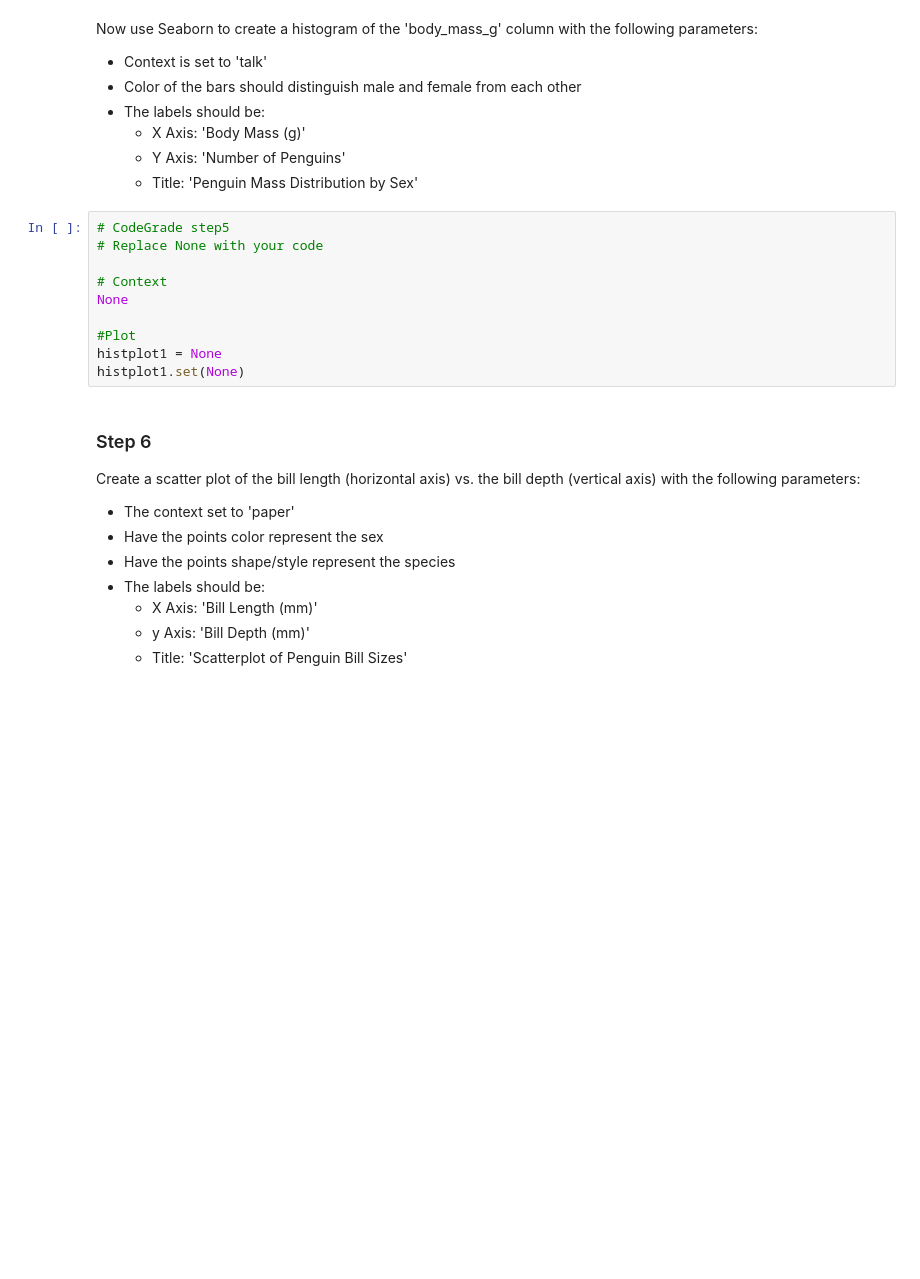
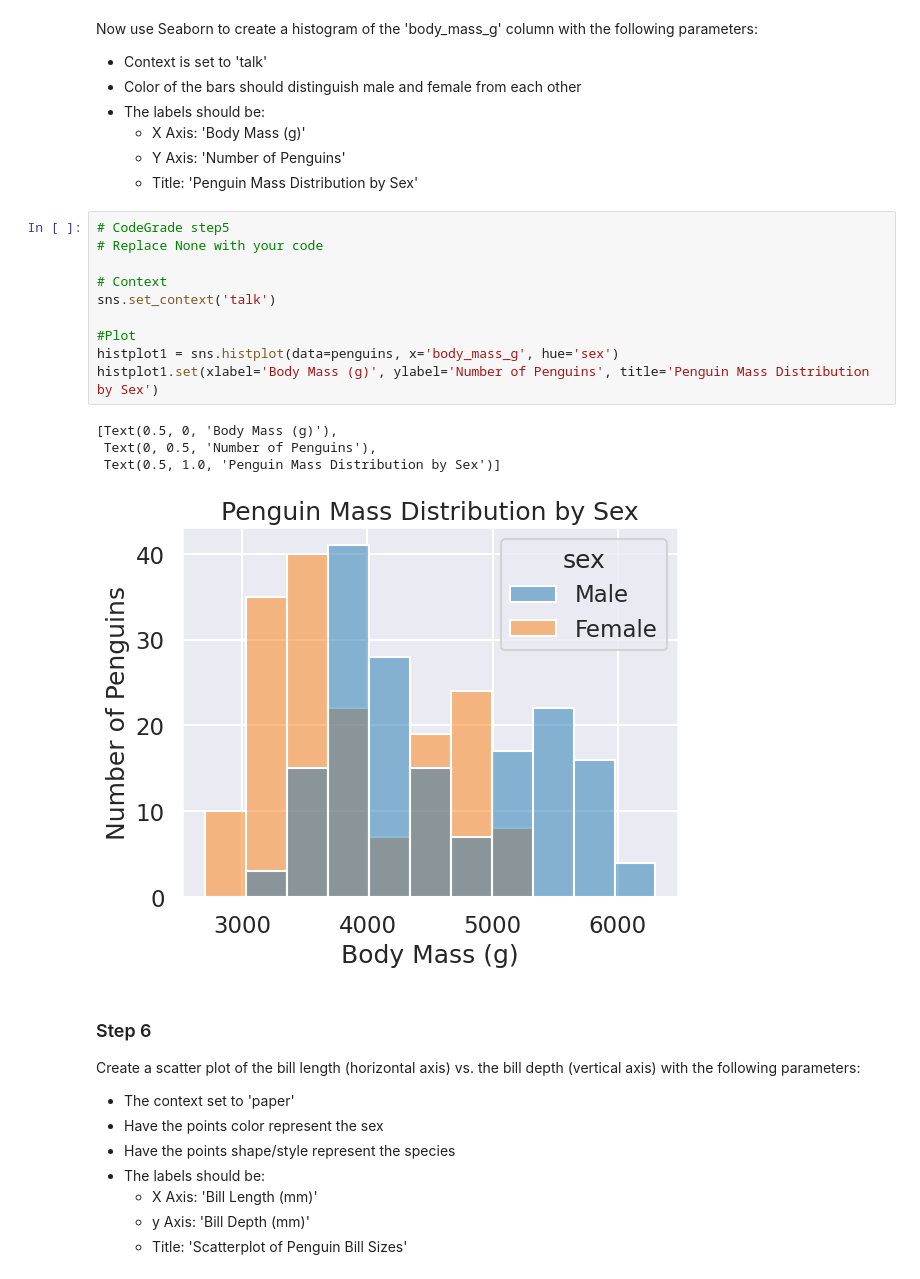
Before and after one commit to drivernf/DS_Course0_Week1_Module6_SeabornPandas, a Jupyter notebook: SeabornPandas.ipynb, the cells around one changed output. Saved outputs shown, nothing was run; the diff lists cells and outputs as text; blank space fills up the shorter version.

```diff
--- a/SeabornPandas.ipynb
+++ b/SeabornPandas.ipynb
@@ -120,13 +127,18 @@ Now use Seaborn to create a histogram of the 'body_mass_g' column with the follo
 # %%
 # CodeGrade step5
 # Replace None with your code
 
 # Context
-None
+sns.set_context('talk')
 
 #Plot
-histplot1 = None
-histplot1.set(None)
+histplot1 = sns.histplot(data=penguins, x='body_mass_g', hue='sex')
+histplot1.set(xlabel='Body Mass (g)', ylabel='Number of Penguins', title='Penguin Mass Distribution by Sex')
+# %% [output]
+[Text(0.5, 0, 'Body Mass (g)'),
+ Text(0, 0.5, 'Number of Penguins'),
+ Text(0.5, 1.0, 'Penguin Mass Distribution by Sex')]
+[figure, added]
 # %% [markdown]
 ### Step 6
 
```
Also changed, not shown: parts of 1 cell of this notebook.
